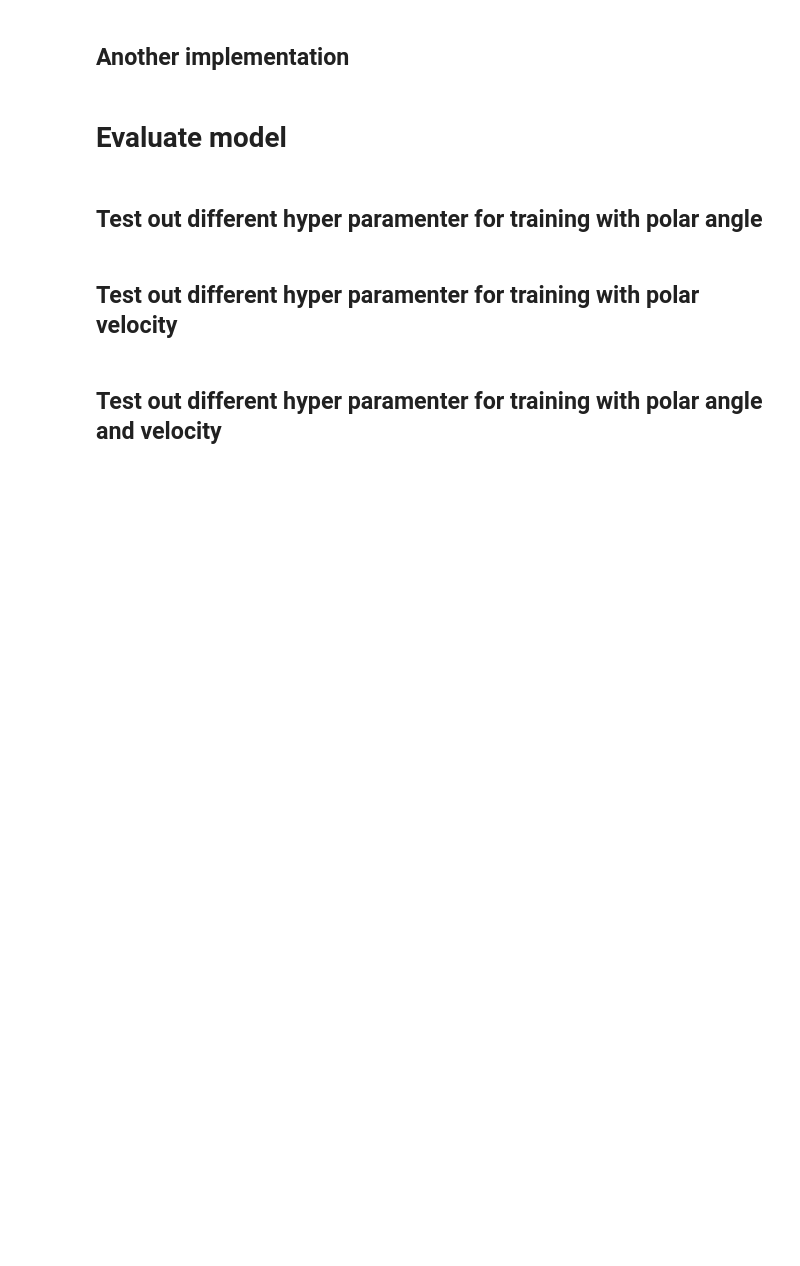
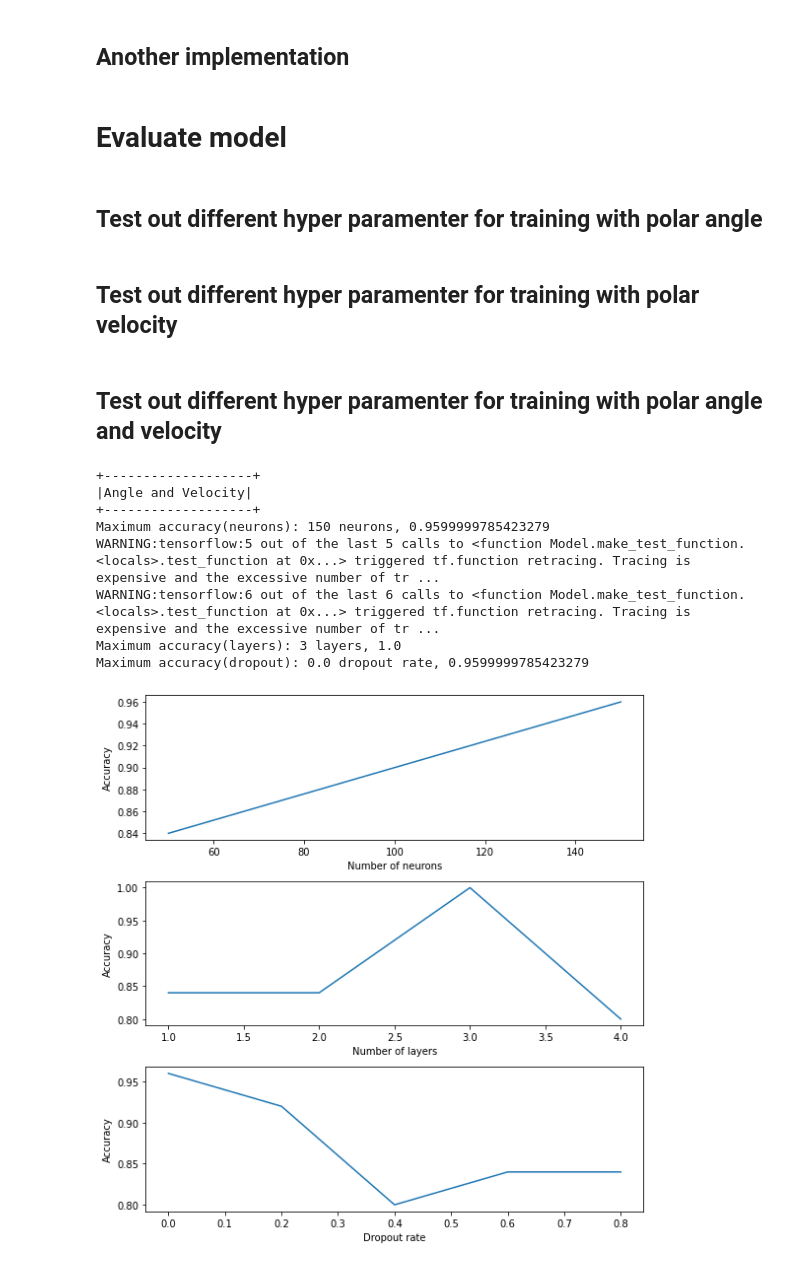
Before and after one commit to YuTan9/CS256, a Jupyter notebook: Team3ClassificaitonWithLSTM.ipynb, the cells around one changed output. Drawn from its saved outputs; the diff is of its cells as text; code cells hidden in the pictures; blank space fills up the shorter version.

Commit message:
added comment for angle&velocity part

```diff
--- a/Team3ClassificaitonWithLSTM.ipynb
+++ b/Team3ClassificaitonWithLSTM.ipynb
@@ -433,56 +432,74 @@ print('+-------------------+')
 print('|Angle and Velocity|')
 print('+-------------------+')
 
+# -----------------------------------------------------------------------------
+# Experiments on individual parameter's effect on classfication rate
+# -----------------------------------------------------------------------------
+
+# Concatnating the angles and velocities into a single array as 12 input
+# features for every frame
 both_trainX = np.concatenate((X_train[:, :, :, 0], X_train[:, :, :, 1]), axis=2)
 both_testX = np.concatenate((X_test[:, :, :, 0], X_test[:, :, :, 1]), axis=2)
 both_trainX.shape
 
 plot_neurons, acc_neurons = [], []
 plot_layers, acc_layers = [], []
 plot_dropout, acc_dropout = [], []
+
+fig, axs = plt.subplots(3, 1, figsize=(8, 8))
 # ----------------------------------------------------------------
 # Different number of neurons
 # ----------------------------------------------------------------
-for neurons in np.arange(50, 1001, 50):
+for neurons in np.arange(50, 200, 100):
   acc_neurons.append(evaluate_model(both_trainX, y_train, both_testX, y_test, neurons=neurons, summary=False))
   plot_neurons.append(neurons)
-plt.subplot(1, 4, 1) # row 1, col 2 index 1
-#plt.figure(figsize=(8,4))
-plt.plot(plot_neurons, acc_neurons)
-plt.xlabel('Number of neurons')
-plt.ylabel('Accuracy')
-
+axs[0].plot(plot_neurons, acc_neurons)
+axs[0].set_xlabel('Number of neurons')
+axs[0].set_ylabel('Accuracy')
+max_index = np.argmax(acc_neurons)
+print("Maximum accuracy(neurons): {} neurons, {}".format(plot_neurons[max_index], acc_neurons[max_index]))
 backend.clear_session()
 
 
 # ----------------------------------------------------------------
 # Different number LSTM layers
 # ----------------------------------------------------------------
 
-for layers in np.arange(1, 6, 1):
+for layers in np.arange(1, 5, 1):
   acc_layers.append(evaluate_model(both_trainX, y_train, both_testX, y_test, lstm_layers=layers, summary=False))
   plot_layers.append(layers)
-plt.subplot(1, 4, 2) # row 1, col 2 index 2
-#plt.figure(figsize=(8,4))
-plt.plot(plot_layers, acc_layers)
-plt.xlabel('Number of layers')
-plt.ylabel('Accuracy')
-
+axs[1].plot(plot_layers, acc_layers)
+axs[1].set_xlabel('Number of layers')
+axs[1].set_ylabel('Accuracy')
+max_index = np.argmax(acc_layers)
+print("Maximum accuracy(layers): {} layers, {}".format(plot_layers[max_index], acc_layers[max_index]))
 backend.clear_session()
 
 # ----------------------------------------------------------------
 # Different Dropout
 # ----------------------------------------------------------------
 
-for rate in np.arange(0.0, 1.0 , 0.2):
+for rate in np.arange(0.0, 1 , 0.2):
   acc_dropout.append(evaluate_model(both_trainX, y_train, both_testX, y_test, drop_out_rate=rate, summary=False))
   plot_dropout.append(rate)
+axs[2].plot(plot_dropout, acc_dropout)
+axs[2].set_xlabel('Dropout rate')
+axs[2].set_ylabel('Accuracy')
 
-plt.subplot(1, 4, 3) # row 1, col 2 index 3
-#plt.figure(figsize=(8,4))
-plt.plot(plot_dropout, acc_dropout)
-plt.xlabel('Dropout rate')
-plt.ylabel('Accuracy')
+max_index = np.argmax(acc_dropout)
+print("Maximum accuracy(dropout): {} dropout rate, {}".format(plot_dropout[max_index], acc_dropout[max_index]))
 
 
+fig.tight_layout()
+
 plt.show()
+# %% [output]
++-------------------+
+|Angle and Velocity|
++-------------------+
+Maximum accuracy(neurons): 150 neurons, 0.9599999785423279
+WARNING:tensorflow:5 out of the last 5 calls to <function Model.make_test_function.<locals>.test_function at 0x...> triggered tf.function retracing. Tracing is expensive and the excessive number of tr ...
+WARNING:tensorflow:6 out of the last 6 calls to <function Model.make_test_function.<locals>.test_function at 0x...> triggered tf.function retracing. Tracing is expensive and the excessive number of tr ...
+Maximum accuracy(layers): 3 layers, 1.0
+Maximum accuracy(dropout): 0.0 dropout rate, 0.9599999785423279
+[figure, added]
```
Also changed, not shown: parts of 4 cells of this notebook.
